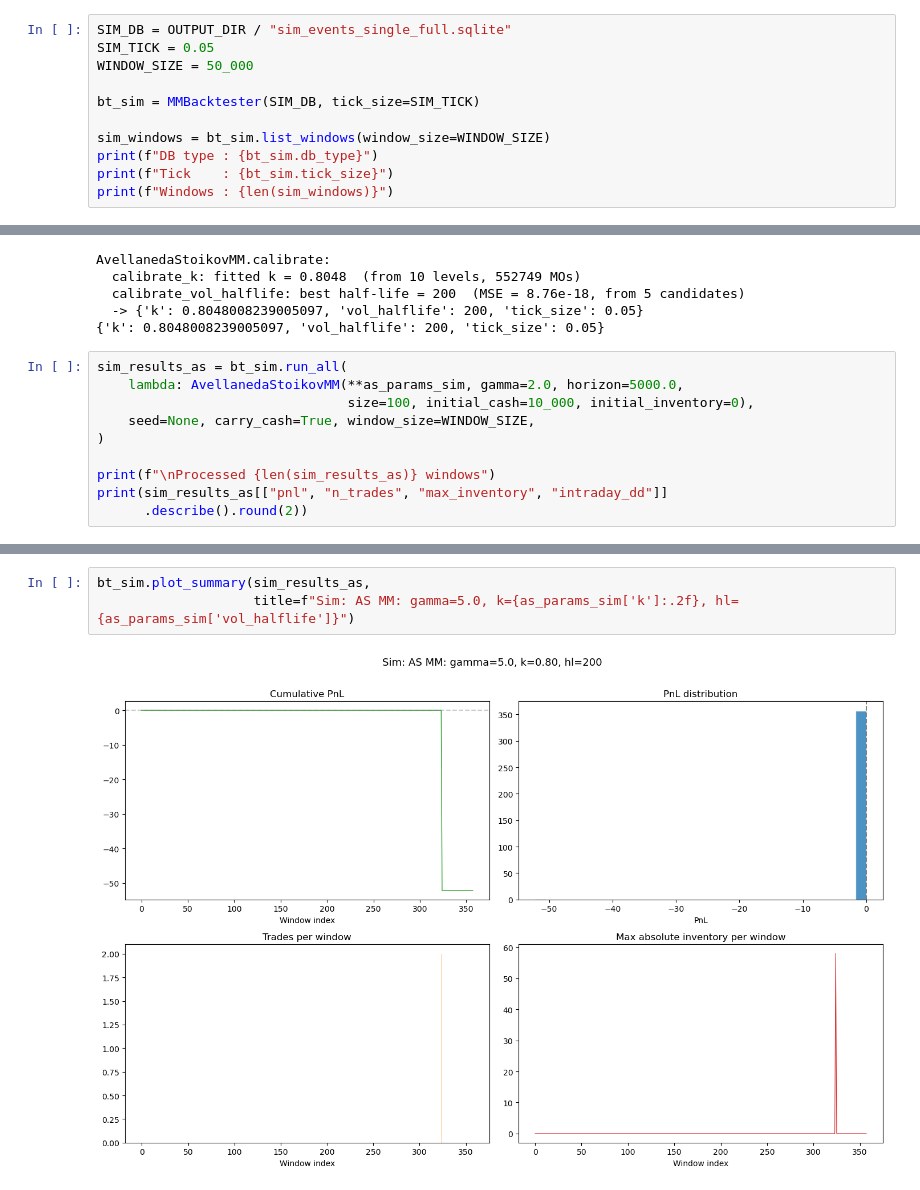
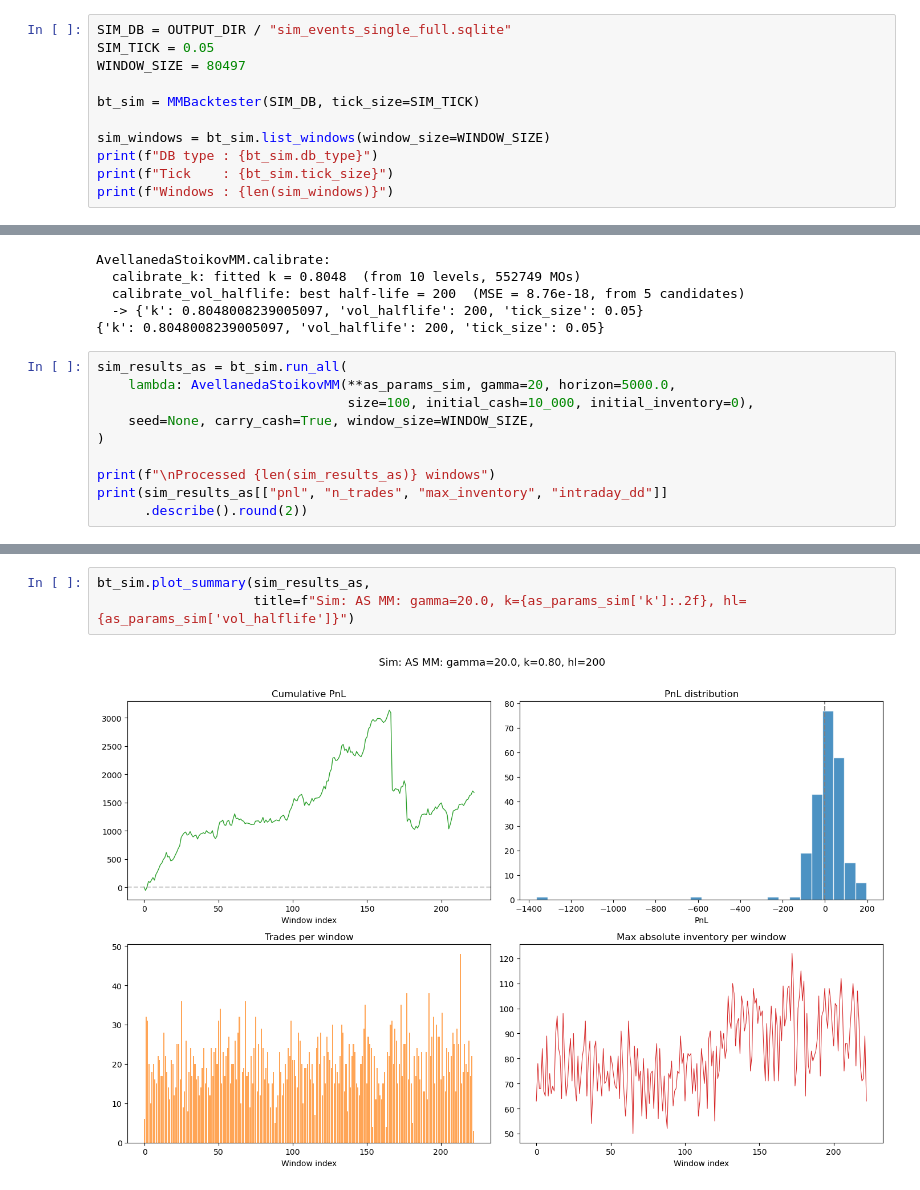
Before and after one commit to JTimmr/thesis, a Jupyter notebook: notebooks/mm_backtest.ipynb, the cells around one changed output, grey strips where cells are left out. Saved outputs shown, nothing was run; the diff lists cells and outputs as text.

```diff
--- a/notebooks/mm_backtest.ipynb
+++ b/notebooks/mm_backtest.ipynb
@@ -311,7 +307,7 @@ Run the same three MM strategies on simulated order-flow data
 # %%
 SIM_DB = OUTPUT_DIR / "sim_events_single_full.sqlite"
 SIM_TICK = 0.05
-WINDOW_SIZE = 50_000
+WINDOW_SIZE = 80497
 
 bt_sim = MMBacktester(SIM_DB, tick_size=SIM_TICK)
 
@@ -390,7 +404,7 @@ AvellanedaStoikovMM.calibrate:
 {'k': 0.8048008239005097, 'vol_halflife': 200, 'tick_size': 0.05}
 # %%
 sim_results_as = bt_sim.run_all(
-    lambda: AvellanedaStoikovMM(**as_params_sim, gamma=2.0, horizon=5000.0,
+    lambda: AvellanedaStoikovMM(**as_params_sim, gamma=20, horizon=5000.0,
                                 size=100, initial_cash=10_000, initial_inventory=0),
     seed=None, carry_cash=True, window_size=WINDOW_SIZE,
 )
@@ -419,5 +433,5 @@ max      0.00      2.00          58.00         0.00
 # %%
 bt_sim.plot_summary(sim_results_as,
-                    title=f"Sim: AS MM: gamma=5.0, k={as_params_sim['k']:.2f}, hl={as_params_sim['vol_halflife']}")
+                    title=f"Sim: AS MM: gamma=20.0, k={as_params_sim['k']:.2f}, hl={as_params_sim['vol_halflife']}")
 # %% [output]
-[figure, old version]
+[figure, new version]
```
Also changed, not shown: parts of 8 cells of this notebook.
